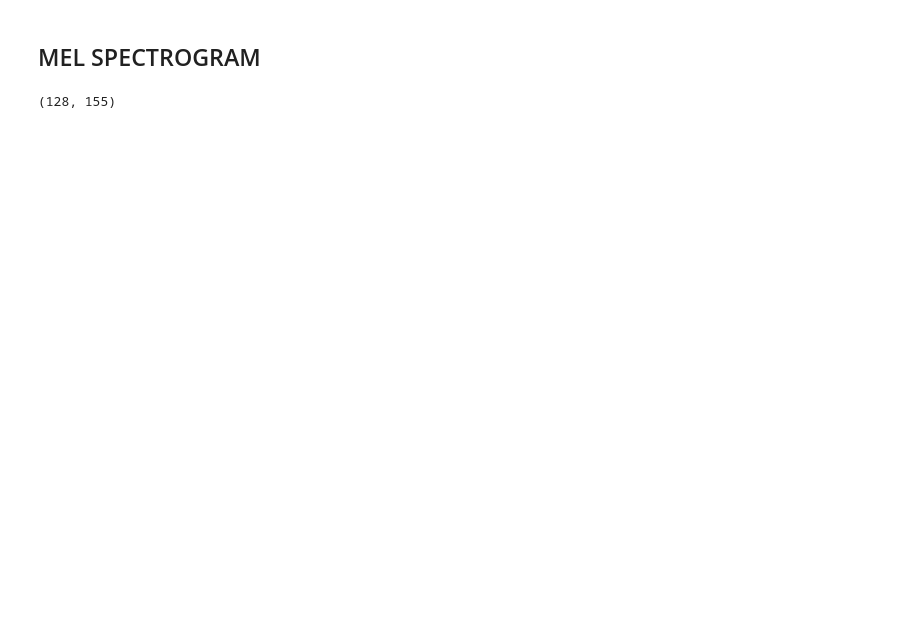
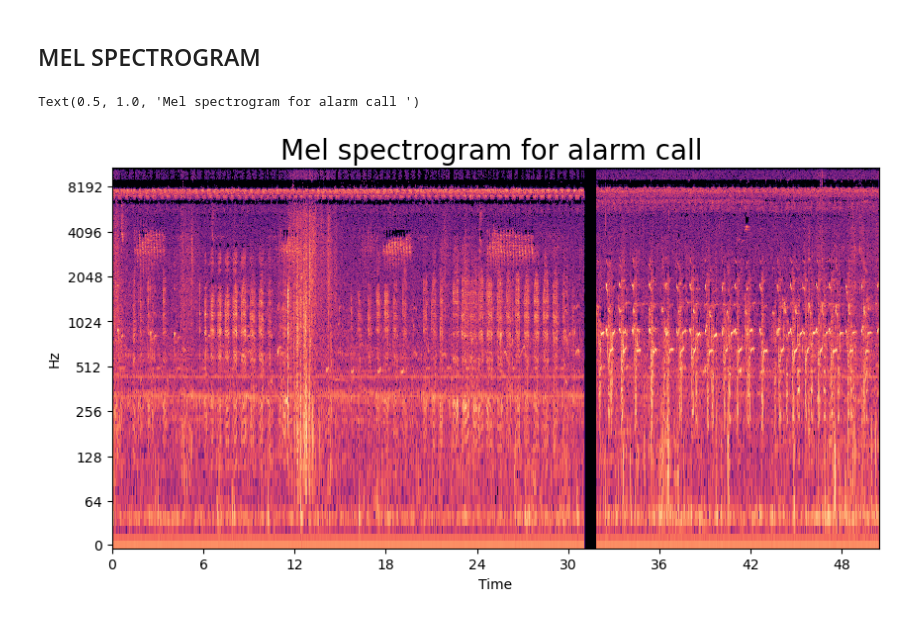
Before and after one commit to baliddeki/Bird-Behavior-ML-Project, a Jupyter notebook: data_cleaning.ipynb, the cells around one changed output. Saved outputs shown, nothing was run; the diff lists cells and outputs as text; code cells hidden in the pictures; blank space fills up the shorter version.

```diff
--- a/data_cleaning.ipynb
+++ b/data_cleaning.ipynb
@@ -178,10 +177,18 @@ img = librosa.display.specshow(s_db,
 # %% [markdown]
 ## MEL SPECTROGRAM
 # %%
-S = librosa.feature.melspectrogram(y = y,
-                                  sr = sr,
+S = librosa.feature.melspectrogram(y = alarm_call_y,
+                                  sr = alarm_call_sr,
                                   n_mels = 128,
                                   )
-S.shape
+S_db_mel = librosa.amplitude_to_db(S, ref=np.max)
-# %% [output]
-(128, 155)
+# %%
+fig, ax = plt.subplots(figsize=(10,5))
+img = librosa.display.specshow(s_db,
+                              x_axis = 'time',
+                              y_axis = 'log',
+                              ax= ax)
+ax.set_title('Mel spectrogram for alarm call ', fontsize = 20)
+# %% [output]
+Text(0.5, 1.0, 'Mel spectrogram for alarm call ')
+[figure, added]
```
Also changed, not shown: parts of 11 cells of this notebook.
